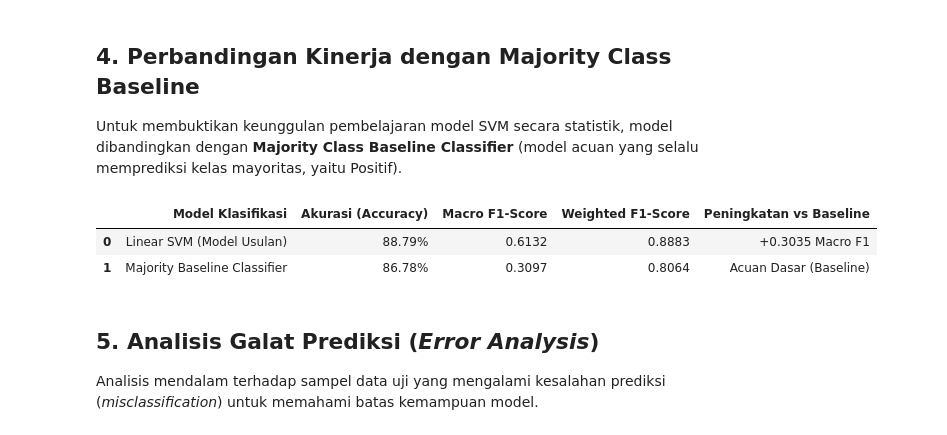
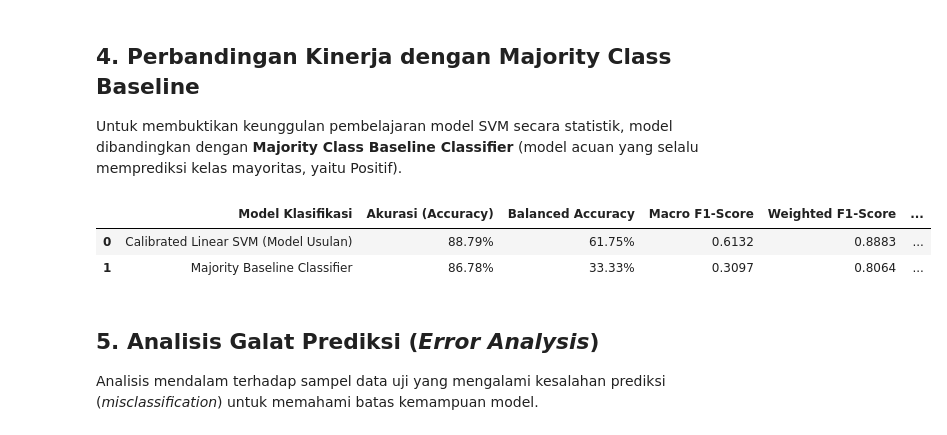
Before and after one commit to asifalestari/Garut-Tourism-Reccomendation, a Jupyter notebook: notebooks/04_wbs_evaluation.ipynb, the cells around one changed output. Cells and saved outputs as stored; diff of their text form; code cells hidden in the pictures.

```diff
--- a/notebooks/04_wbs_evaluation.ipynb
+++ b/notebooks/04_wbs_evaluation.ipynb
@@ -162,22 +166,23 @@ Untuk membuktikan keunggulan pembelajaran model SVM secara statistik, model diba
 # %%
 # Majority Class Baseline (Fit on train, predict on test)
 maj_class = int(y_train.value_counts().idxmax())
 y_pred_baseline = [maj_class] * len(y_test)
 
 base_acc = accuracy_score(y_test, y_pred_baseline)
+base_bal_acc = balanced_accuracy_score(y_test, y_pred_baseline)
 _, _, base_macro_f, _ = precision_recall_fscore_support(y_test, y_pred_baseline, average="macro", zero_division=0)
 _, _, base_weighted_f, _ = precision_recall_fscore_support(y_test, y_pred_baseline, average="weighted", zero_division=0)
 
 tabel_komparasi_baseline = pd.DataFrame([
-    {"Model Klasifikasi": "Linear SVM (Model Usulan)", "Akurasi (Accuracy)": f"{acc*100:.2f}%", "Macro F1-Score": f"{macro_f:.4f}", "Weighted F1-Score": f"{weighted_f:.4f}", "Peningkatan vs Baseline": f"+{(macro_f - base_macro_f):.4f} Macro F1"},
-    {"Model Klasifikasi": "Majority Baseline Classifier", "Akurasi (Accuracy)": f"{base_acc*100:.2f}%", "Macro F1-Score": f"{base_macro_f:.4f}", "Weighted F1-Score": f"{base_weighted_f:.4f}", "Peningkatan vs Baseline": "Acuan Dasar (Baseline)"}
+    {"Model Klasifikasi": "Calibrated Linear SVM (Model Usulan)", "Akurasi (Accuracy)": f"{acc*100:.2f}%", "Balanced Accuracy": f"{bal_acc*100:.2f}%", "Macro F1-Score": f"{macro_f:.4f}", "Weighted F1-Score": f"{weighted_f:.4f}", "Peningkatan vs Baseline": f"+{(macro_f - base_macro_f):.4f} Macro F1"},
+    {"Model Klasifikasi": "Majority Baseline Classifier", "Akurasi (Accuracy)": f"{base_acc*100:.2f}%", "Balanced Accuracy": f"{base_bal_acc*100:.2f}%", "Macro F1-Score": f"{base_macro_f:.4f}", "Weighted F1-Score": f"{base_weighted_f:.4f}", "Peningkatan vs Baseline": "Acuan Dasar (Baseline)"}
 ])
 
 display(tabel_komparasi_baseline)
 # %% [output]
-|  | Model Klasifikasi | Akurasi (Accuracy) | Macro F1-Score | Weighted F1-Score | Peningkatan vs Baseline |
-| 0 | Linear SVM (Model Usulan) | 88.79% | 0.6132 | 0.8883 | +0.3035 Macro F1 |
-| 1 | Majority Baseline Classifier | 86.78% | 0.3097 | 0.8064 | Acuan Dasar (Baseline) |
+|  | Model Klasifikasi | Akurasi (Accuracy) | Balanced Accuracy | Macro F1-Score | Weighted F1-Score | ... |
+| 0 | Calibrated Linear SVM (Model Usulan) | 88.79% | 61.75% | 0.6132 | 0.8883 | ... |
+| 1 | Majority Baseline Classifier | 86.78% | 33.33% | 0.3097 | 0.8064 | ... |
 # %% [markdown]
 ## 5. Analisis Galat Prediksi (*Error Analysis*)
 
```
Also changed, not shown: parts of 2 cells of this notebook, 29 other files.
